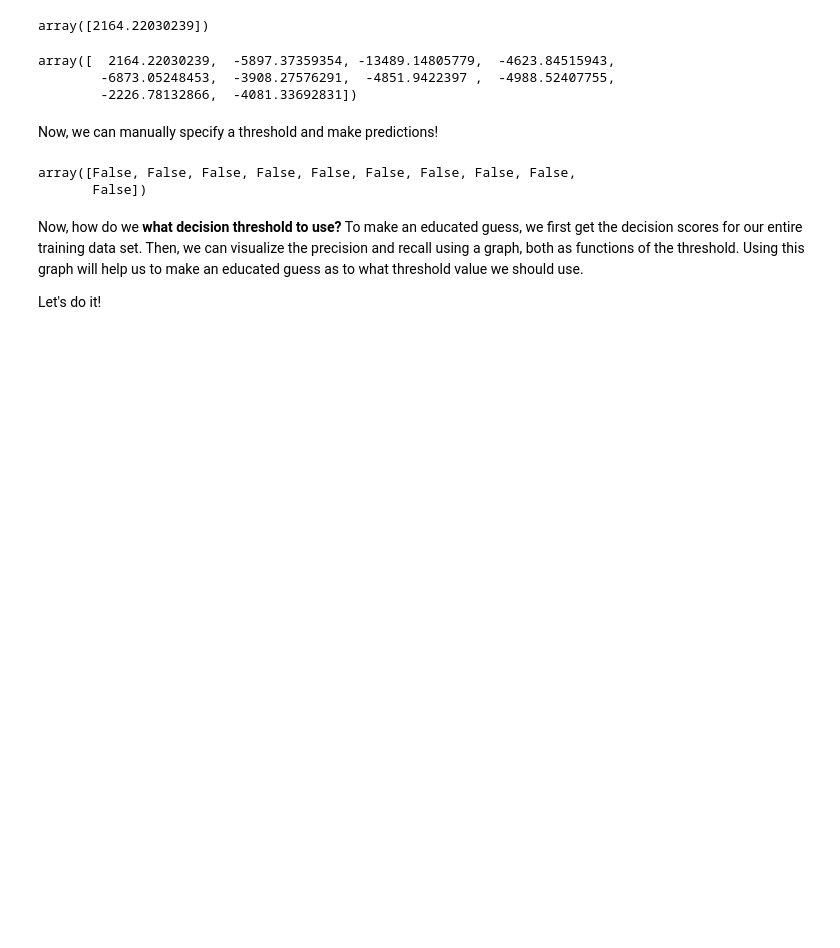
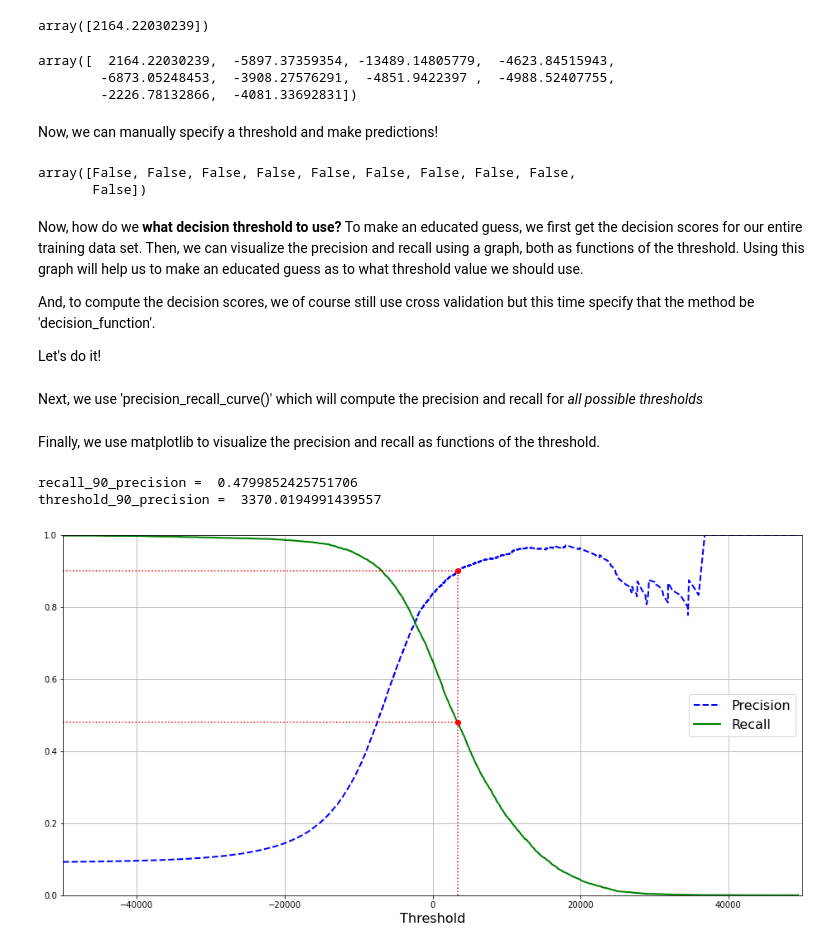
Before and after one commit to aj112358/ML_Notes, a Jupyter notebook: 03_Classification/03_Classification.ipynb, the cells around one changed output. Saved outputs shown, nothing was run; the diff lists cells and outputs as text; code cells hidden in the pictures; blank space fills up the shorter version.

```diff
--- a/03_Classification/03_Classification.ipynb
+++ b/03_Classification/03_Classification.ipynb
@@ -390,4 +390,56 @@ array([False, False, False, False, False, False, False, False, False,
 # %% [markdown]
 Now, how do we **what decision threshold to use?** To make an educated guess, we first get the decision scores for our entire training data set. Then, we can visualize the precision and recall using a graph, both as functions of the threshold. Using this graph will help us to make an educated guess as to what threshold value we should use.
 
+And, to compute the decision scores, we of course still use cross validation but this time specify that the method be 'decision_function'.
+
 Let's do it!
+# %%
+# Computing scores for entire training set
+
+y_scores = cross_val_predict(estimator=sgd_classifier,
+                            X=X_train,
+                            y=y_train_5,
+                            cv=3,
+                            method='decision_function')
+# %% [markdown]
+Next, we use 'precision_recall_curve()' which will compute the precision and recall for *all possible thresholds*
+# %%
+# NOTE: "this implementation is restricted to the binary classification task" !!!
+
+from sklearn.metrics import precision_recall_curve
+
+precision_array, recall_array, threshold_array = precision_recall_curve(y_true = y_train_5, # True binary labels
+                      probas_pred = y_scores) # Estimated probabilities OR decision function
+# %% [markdown]
+Finally, we use matplotlib to visualize the precision and recall as functions of the threshold.
+# %%
+def plot_precision_recall_vs_threshold(precisions, recalls, thresholds):
+    plt.plot(thresholds, precisions[:-1], "b--", label="Precision", linewidth=2)
+    plt.plot(thresholds, recalls[:-1], "g-", label="Recall", linewidth=2)
+    plt.legend(loc="center right", fontsize=16)
+    plt.xlabel("Threshold", fontsize=16)
+    plt.grid(True)
+    plt.axis([-50000, 50000, 0, 1])
+
+
+
+recall_90_precision = recall_array[np.argmax(precision_array >= 0.90)]
+threshold_90_precision = threshold_array[np.argmax(precision_array >= 0.90)]
+
+print("recall_90_precision = ", recall_90_precision)
+print("threshold_90_precision = ", threshold_90_precision)
+
+
+plt.figure(figsize=(16, 8))
+plot_precision_recall_vs_threshold(precision_array, recall_array, threshold_array)
+plt.plot([threshold_90_precision, threshold_90_precision], [0., 0.9], "r:")
+plt.plot([-50000, threshold_90_precision], [0.9, 0.9], "r:")
+plt.plot([-50000, threshold_90_precision], [recall_90_precision, recall_90_precision], "r:")
+plt.plot([threshold_90_precision], [0.9], "ro")
+plt.plot([threshold_90_precision], [recall_90_precision], "ro")
+# save_fig("precision_recall_vs_threshold_plot")
+plt.show()
+# %% [output]
+recall_90_precision =  0.4799852425751706
+threshold_90_precision =  3370.0194991439557
+[figure, added]
```
Also changed, not shown: parts of 22 cells of this notebook.
